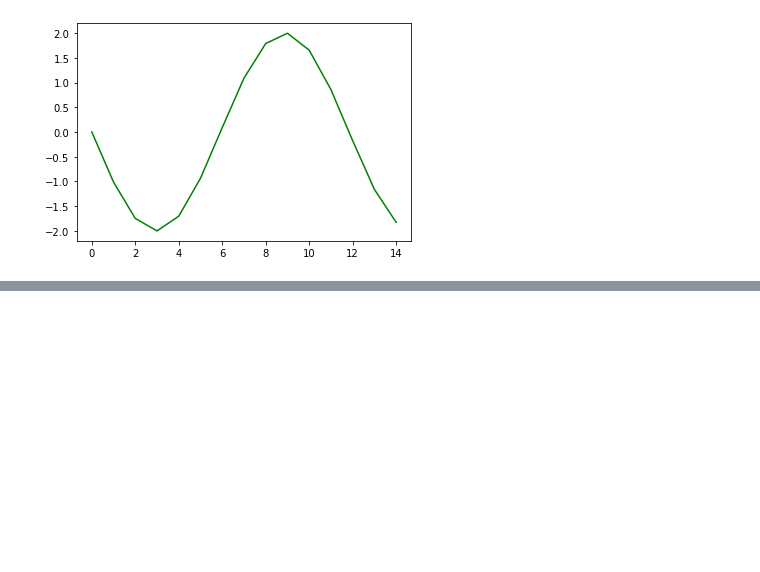
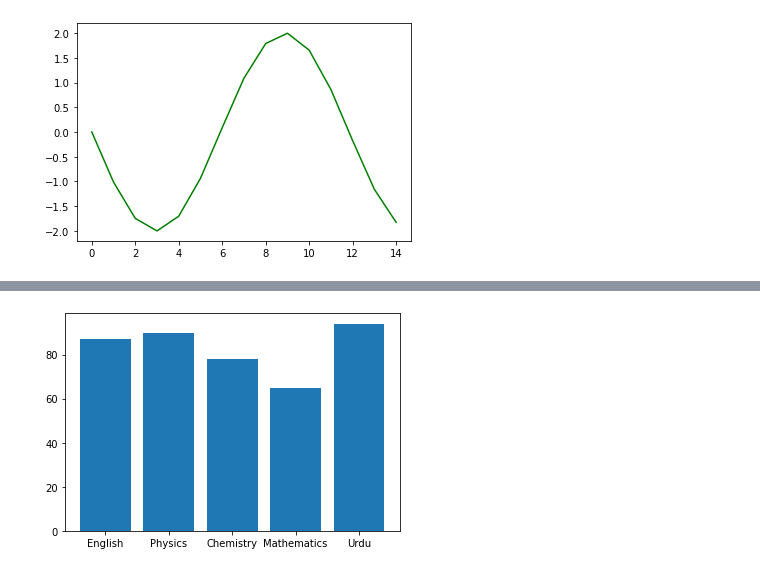
Before and after one commit to tayyabsarfraz/Introduction-to-Data-Analyst-and-Data-Science, a Jupyter notebook: Module no 02- Python for Data Scientists/03 - Data Visualization with Matplotlib and Seaborn/Lec-2.23(Introduction to Data Visualization - 00).ipynb, the cells around one changed output, grey strips where cells are left out. Drawn from its saved outputs; the diff is of its cells as text; code cells hidden in the pictures; blank space fills up the shorter version.

```diff
--- a/Module no 02- Python for Data Scientists/03 - Data Visualization with Matplotlib and Seaborn/Lec-2.23(Introduction to Data Visualization - 00).ipynb
+++ b/Module no 02- Python for Data Scientists/03 - Data Visualization with Matplotlib and Seaborn/Lec-2.23(Introduction to Data Visualization - 00).ipynb
@@ -374,0 +470,9 @@ plt.show()
+# %%
+# lets create a simple bar chart
+# x-axis is shows the subject and y -axis shows the markers in each subject
+subjects = ['English', 'Physics', 'Chemistry','Mathematics','Urdu']
+marks = [87,90,78,65,94]
+plt.bar(subjects,marks)
+plt.show()
+# %% [output]
+[figure, added]
```
Also changed, not shown: parts of 20 cells of this notebook.
